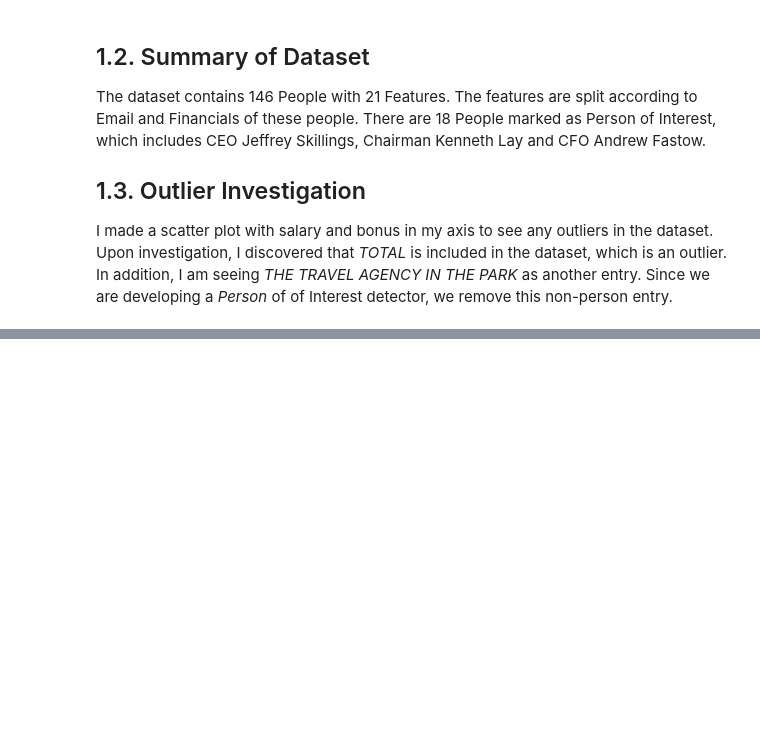
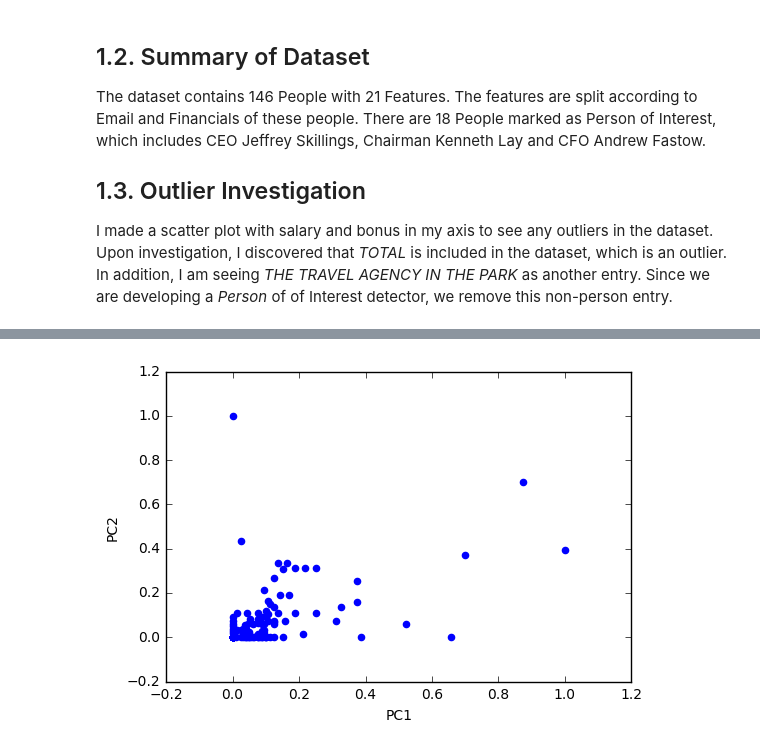
Before and after one commit to cmd-master/iml-enron-fraudcase, a Jupyter notebook: final_project/poi_analysis.ipynb, the cells around one changed output, grey strips where cells are left out. Drawn from its saved outputs; the diff is of its cells as text; code cells hidden in the pictures; blank space fills up the shorter version.

```diff
--- a/final_project/poi_analysis.ipynb
+++ b/final_project/poi_analysis.ipynb
@@ -115,0 +80,82 @@ def plotPCA(pca, scaled):
+# %%
+from sklearn.decomposition import PCA
+from sklearn.preprocessing import MinMaxScaler
+
+labels, features = targetFeatureSplit(data)
+
+def doScale(dat):
+    scaler = MinMaxScaler()
+    rescaled = scaler.fit_transform(dat)
+    return rescaled
+
+def doPCA(dat):
+    pca = PCA(n_components = 1)
+    pca.fit(dat)
+    transform = pca.transform(dat)
+    return transform
+
+def addNewFeature(dat, num, name):
+    new = {}
+    keys = []
+    for key in dat.keys():
+        keys.append(key)
+    keys = sorted(keys)
+    for i, f in enumerate(keys):
+        elem = {}
+        elem[name] = num[i][0]
+        for key, val in dat[f].items():
+            elem[key] = val
+        new[f] = elem
+    return new
+
+def selectFeatures(dat, var):
+    new = []
+    feat = []
+    for i, u in enumerate(var):
+        feat.append(features_list.index(u) - 1)
+
+    for v in dat:
+        elem = []
+        elem.append(v[feat[0]])
+        elem.append(v[feat[1]])
+        new.append(elem)
+
+    return np.array(new)
+
+def computeFraction(dat):
+    new = []
+    for i in dat:
+        elem = []
+        if (i[0] != 0) | (i[1] != 0):
+            elem.append(i[0] / i[1])
+        else:
+            elem.append(0.)
+        new.append(elem)
+    return np.array(new)
+
+feat_re = doScale(features)
+
+bonus_re = selectFeatures(feat_re, ["bonus", "long_term_incentive"])
+bonus_pca = doPCA(bonus_re)
+
+stocks = selectFeatures(features, ["exercised_stock_options", "total_stock_value"])
+stock_sold = computeFraction(stocks)
+
+# pprint.pprint(bonus_pca)
+# pprint.pprint(stock_sold)
+# pprint.pprint(my_dataset)
+
+# # first_pc = pca.components_[0]
+# # second_pc = pca.components_[1]
+
+def plotPCA(pca, scaled):
+    for jj, ii in zip(pca, scaled):
+        plt.scatter(jj[0], jj[1], color="b")
+
+    plt.xlabel("PC1")
+    plt.ylabel("PC2")
+    plt.show()
+
+plotPCA(bonus_re, stock_sold)
+# %% [output]
+[figure, added]
```
Also changed, not shown: parts of 8 cells of this notebook.
